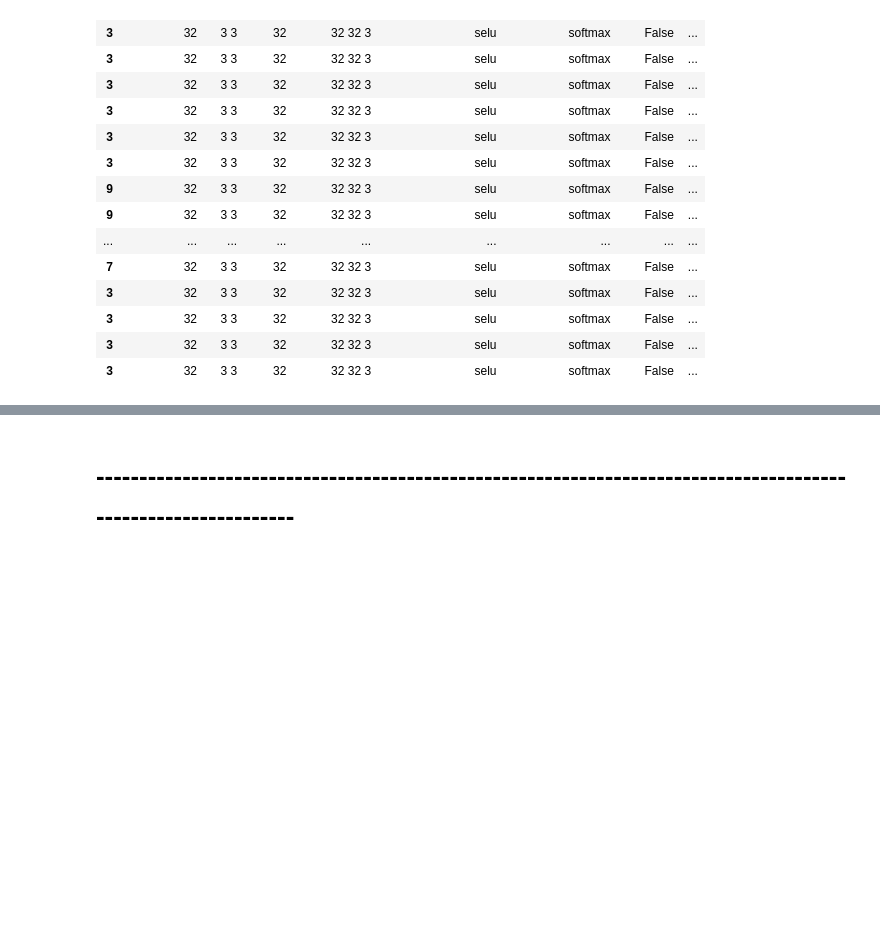
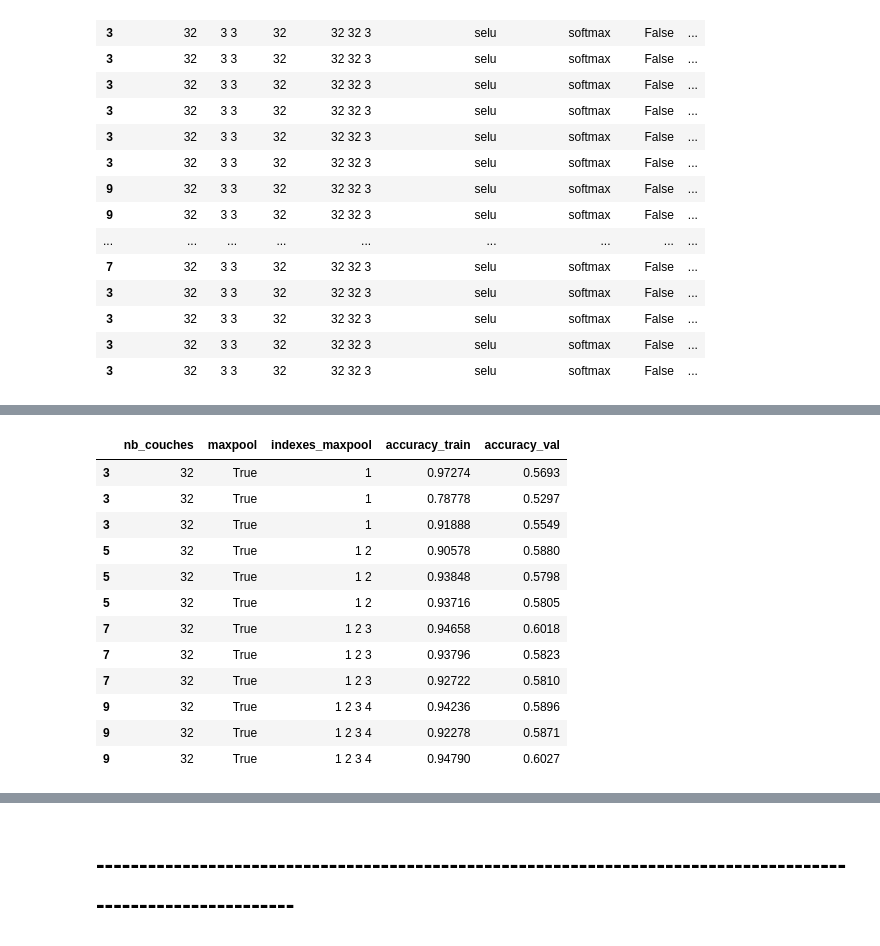
Before and after one commit to jsarni/4IABD-DEEP-LEARNING-PROJECT, a Jupyter notebook: cifar10/trained_models/unet/notebooks/Analyse sur les UNets.ipynb, the cells around one changed output, grey strips where cells are left out. Cells and saved outputs as stored; diff of their text form; code cells hidden in the pictures; blank space fills up the shorter version.

```diff
--- a/cifar10/trained_models/unet/notebooks/Analyse sur les UNets.ipynb
+++ b/cifar10/trained_models/unet/notebooks/Analyse sur les UNets.ipynb
@@ -419,0 +294,16 @@ best_models.to_csv("{}best_mlp_without_regularisation.csv".format(root_csv_folde
+# %%
+display(results_unet_maxpool[["nb_couches", "maxpool", "indexes_maxpool", "accuracy_train", "accuracy_val"]])
+# %% [output]
+|  | nb_couches | maxpool | indexes_maxpool | accuracy_train | accuracy_val |
+| 3 | 32 | True | 1 | 0.97274 | 0.5693 |
+| 3 | 32 | True | 1 | 0.78778 | 0.5297 |
+| 3 | 32 | True | 1 | 0.91888 | 0.5549 |
+| 5 | 32 | True | 1 2 | 0.90578 | 0.5880 |
+| 5 | 32 | True | 1 2 | 0.93848 | 0.5798 |
+| 5 | 32 | True | 1 2 | 0.93716 | 0.5805 |
+| 7 | 32 | True | 1 2 3 | 0.94658 | 0.6018 |
+| 7 | 32 | True | 1 2 3 | 0.93796 | 0.5823 |
+| 7 | 32 | True | 1 2 3 | 0.92722 | 0.5810 |
+| 9 | 32 | True | 1 2 3 4 | 0.94236 | 0.5896 |
+| 9 | 32 | True | 1 2 3 4 | 0.92278 | 0.5871 |
+| 9 | 32 | True | 1 2 3 4 | 0.94790 | 0.6027 |
```
Also changed, not shown: parts of 72 cells of this notebook, 52 other files.
